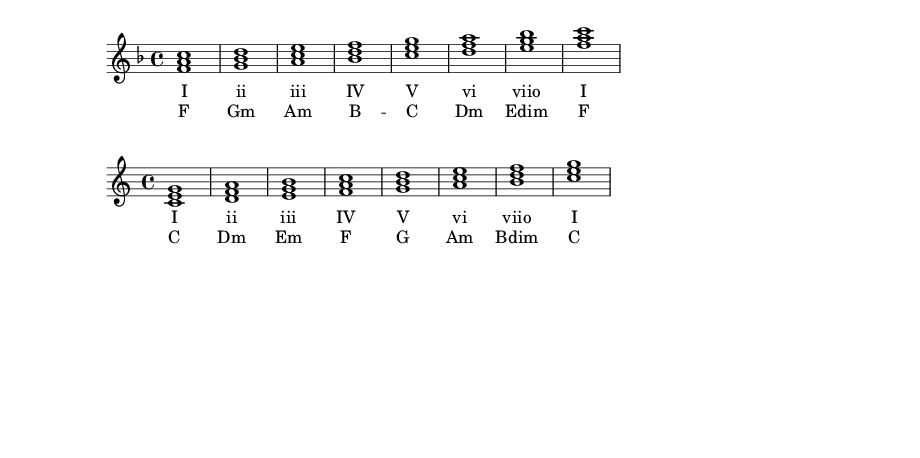
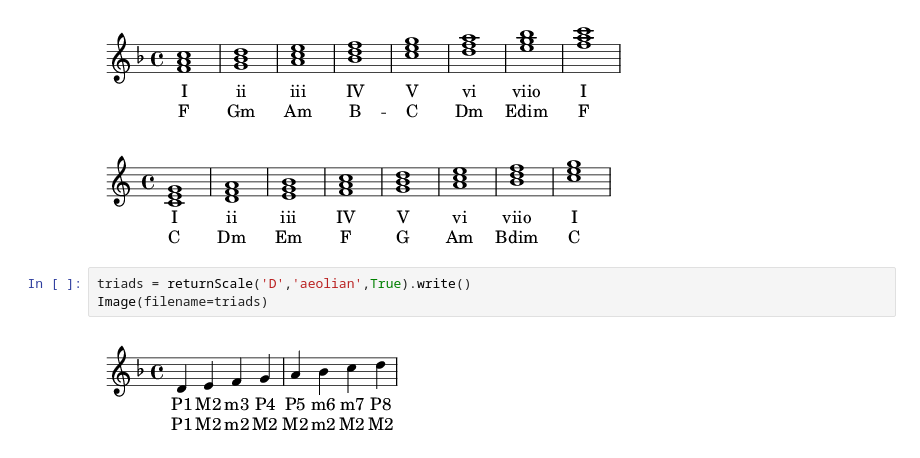
Before and after one commit to iacchus/jupyter-notebooks, a Jupyter notebook: iacchus-music21-toolchain-Copy4.ipynb, the cells around one changed output. Cells and saved outputs as stored; diff of their text form; blank space fills up the shorter version.

```diff
--- a/iacchus-music21-toolchain-Copy4.ipynb
+++ b/iacchus-music21-toolchain-Copy4.ipynb
@@ -162,3 +162,8 @@ for item in ffts:
 [figure]
 [figure]
 [figure]
+# %%
+triads = returnScale('D','aeolian',True).write()
+Image(filename=triads)
+# %% [output]
+[figure, added]
```
Also changed, not shown: 5 other files.
